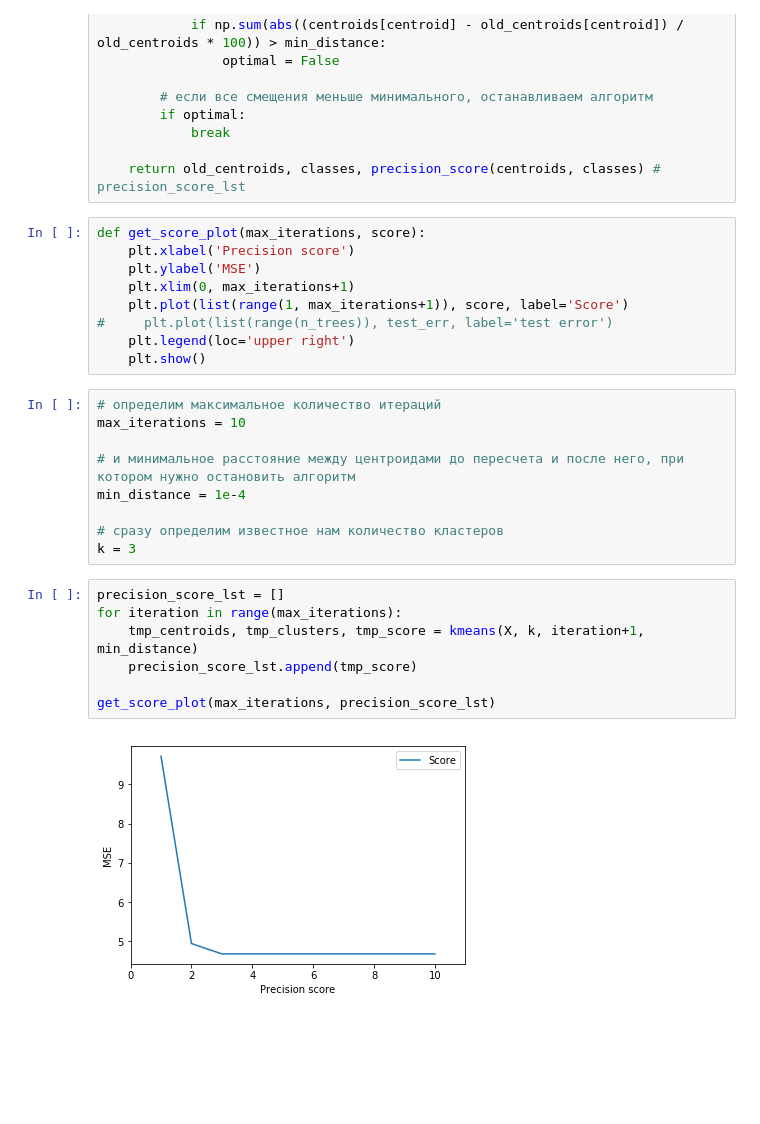
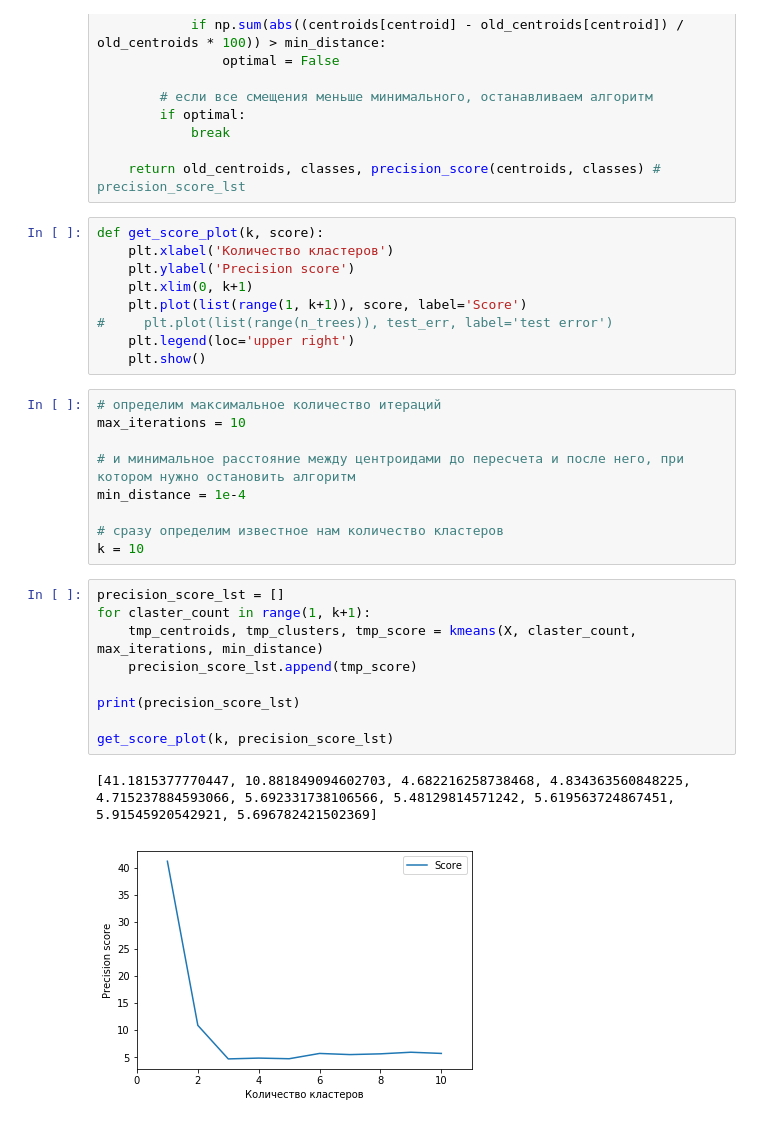
Before and after one commit to Foreman1980/3.1_DataAnalysisAlgorithms, a Jupyter notebook: 7 урок/les7_task1-2.ipynb, the cells around one changed output. Saved outputs shown, nothing was run; the diff lists cells and outputs as text; blank space fills up the shorter version.

```diff
--- a/7 урок/les7_task1-2.ipynb
+++ b/7 урок/les7_task1-2.ipynb
@@ -221,11 +221,11 @@ def kmeans(data, k, max_iterations, min_distance):
 
     return old_centroids, classes, precision_score(centroids, classes) # precision_score_lst
 # %%
-def get_score_plot(max_iterations, score):
-    plt.xlabel('Precision score')
-    plt.ylabel('MSE')
-    plt.xlim(0, max_iterations+1)
-    plt.plot(list(range(1, max_iterations+1)), score, label='Score')
+def get_score_plot(k, score):
+    plt.xlabel('Количество кластеров')
+    plt.ylabel('Precision score')
+    plt.xlim(0, k+1)
+    plt.plot(list(range(1, k+1)), score, label='Score')
 #     plt.plot(list(range(n_trees)), test_err, label='test error')
     plt.legend(loc='upper right')
     plt.show()
@@ -237,13 +237,16 @@ max_iterations = 10
 min_distance = 1e-4
 
 # сразу определим известное нам количество кластеров
-k = 3
+k = 10
 # %%
 precision_score_lst = []
-for iteration in range(max_iterations):
-    tmp_centroids, tmp_clusters, tmp_score = kmeans(X, k, iteration+1, min_distance)
+for claster_count in range(1, k+1):
+    tmp_centroids, tmp_clusters, tmp_score = kmeans(X, claster_count, max_iterations, min_distance)
     precision_score_lst.append(tmp_score)
 
-get_score_plot(max_iterations, precision_score_lst)
+print(precision_score_lst)
+
+get_score_plot(k, precision_score_lst)
 # %% [output]
+[41.1815377770447, 10.881849094602703, 4.682216258738468, 4.834363560848225, 4.715237884593066, 5.692331738106566, 5.48129814571242, 5.619563724867451, 5.91545920542921, 5.696782421502369]
-[figure, old version]
+[figure, new version]
```
Also changed, not shown: parts of 4 cells of this notebook.
